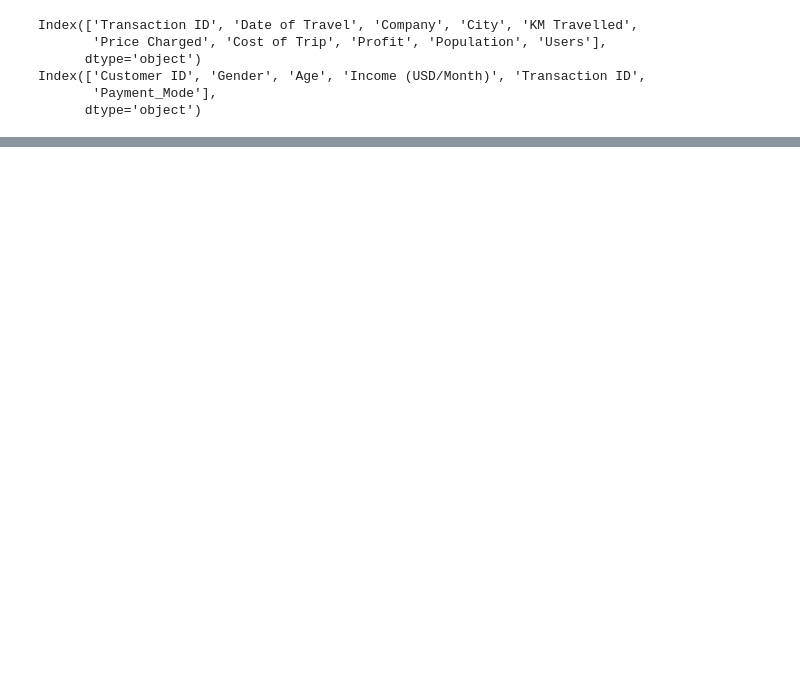
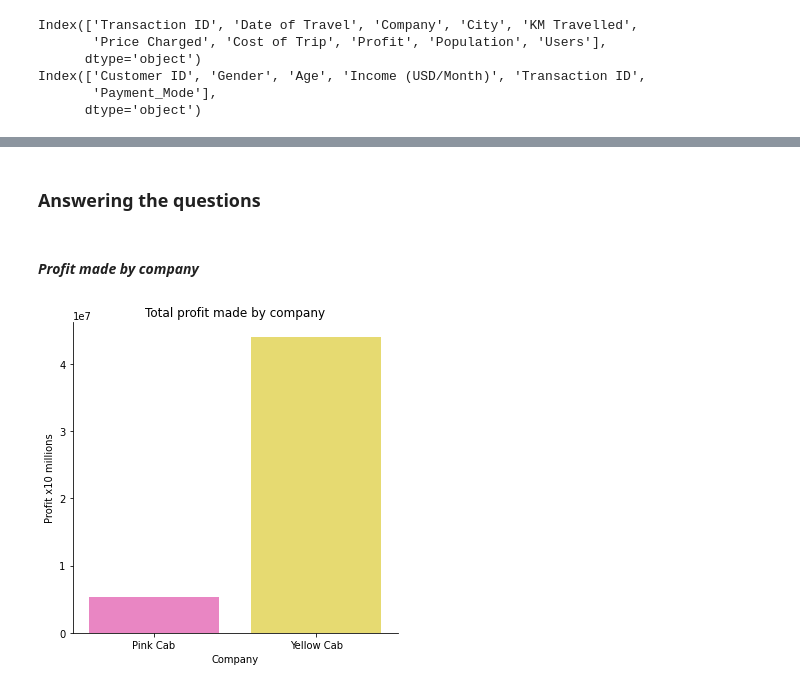
Before and after one commit to jaycee-ds/XYZ-investment, a Jupyter notebook: XYZ Cab Investment EDA.ipynb, the cells around one changed output, grey strips where cells are left out. Drawn from its saved outputs; the diff is of its cells as text; code cells hidden in the pictures; blank space fills up the shorter version.

```diff
--- a/XYZ Cab Investment EDA.ipynb
+++ b/XYZ Cab Investment EDA.ipynb
@@ -447,0 +542,13 @@ df3.index[0]
+# %% [markdown]
+### Answering the questions
+# %% [markdown]
+#### <i>Profit made by company</i>
+# %%
+d = df.groupby('Company')['Profit'].sum().to_frame()
+
+g = sns.catplot(x=d.index, y='Profit', data=d, kind='bar', palette=['#F976C7', '#FAE95D'])
+plt.title('Total profit made by company')
+plt.ylabel('Profit x10 millions')
+plt.show()
+# %% [output]
+[figure, added]
```
Also changed, not shown: parts of 108 cells of this notebook.
